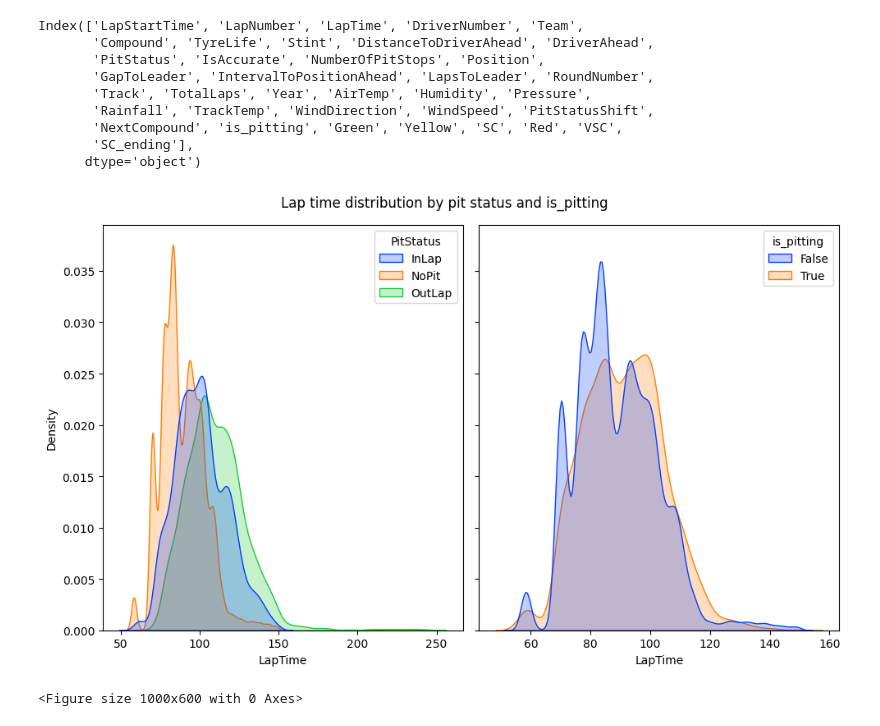
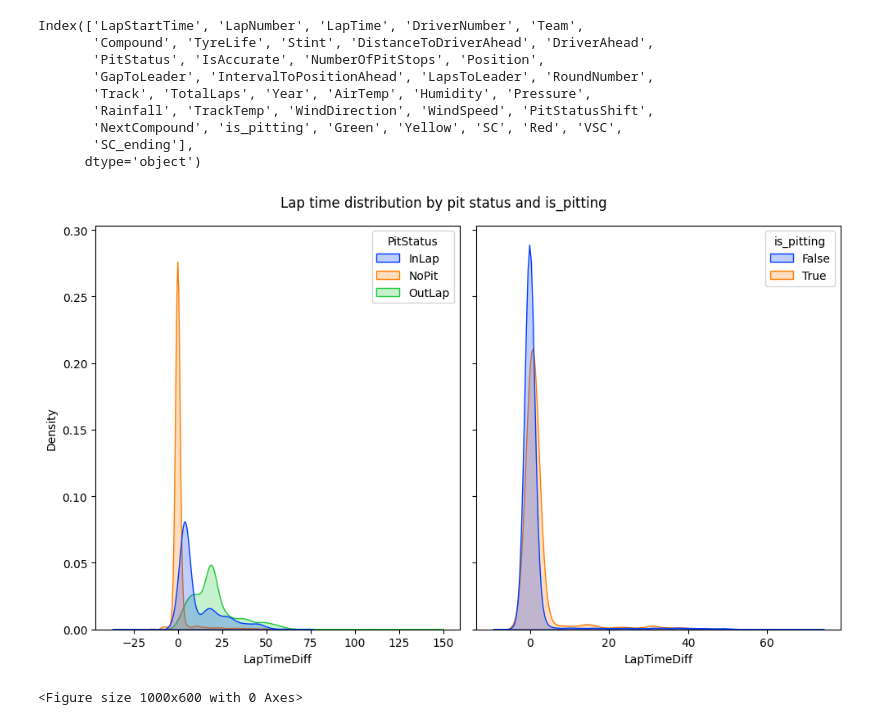
Before and after one commit to Nelson-Jnrnd/f1-pit-predictor-dataset, a Jupyter notebook: data_exploration_graphs.ipynb, the cells around one changed output. Saved outputs shown, nothing was run; the diff lists cells and outputs as text; code cells hidden in the pictures.

Commit message:
data exploration

```diff
--- a/data_exploration_graphs.ipynb
+++ b/data_exploration_graphs.ipynb
@@ -25,24 +25,30 @@ Index(['LapStartTime', 'LapNumber', 'LapTime', 'DriverNumber', 'Team',
        'NextCompound', 'is_pitting', 'Green', 'Yellow', 'SC', 'Red', 'VSC',
        'SC_ending'],
       dtype='object')
+# %%
+laps_df['MedianLapTime'] = laps_df.groupby(['DriverNumber', 'RoundNumber', 'Year'])['LapTime'].transform('median')
+laps_df['LapTimeDiff'] = laps_df['LapTime'] - laps_df['MedianLapTime']
+
+data['MedianLapTime'] = data.groupby(['DriverNumber', 'RoundNumber', 'Year'])['LapTime'].transform('median')
+data['LapTimeDiff'] = data['LapTime'] - data['MedianLapTime']
 # %%
 fig, axes = plt.subplots(figsize=(10, 6), ncols=2, sharey=True)
 
-sns.kdeplot(data, x='LapTime', hue='PitStatus',
+sns.kdeplot(data, x='LapTimeDiff', hue='PitStatus',
             common_norm=False,
             fill=True, palette='bright', legend=True, ax=axes[0])
 
 
-sns.kdeplot(laps_df, x='LapTime', hue='is_pitting',
+sns.kdeplot(laps_df, x='LapTimeDiff', hue='is_pitting',
             common_norm=False,
             fill=True, palette='bright', legend=True, ax=axes[1])
 
 fig.suptitle('Lap time distribution by pit status and is_pitting')
 fig.tight_layout()
-fig.savefig(figures_path + "lap_time_distribution.svg", format="svg")
+fig.savefig(figures_path + "LapTime_distribution_pitStatus.svg", format="svg")
 plt.show()
 # %% [output]
-[figure, old version]
+[figure, new version]
 # %%
 plt.figure(figsize=(10, 6))
 sns.displot(laps_df, x='Stint', hue='is_pitting',
```
Also changed, not shown: 2 other files.
